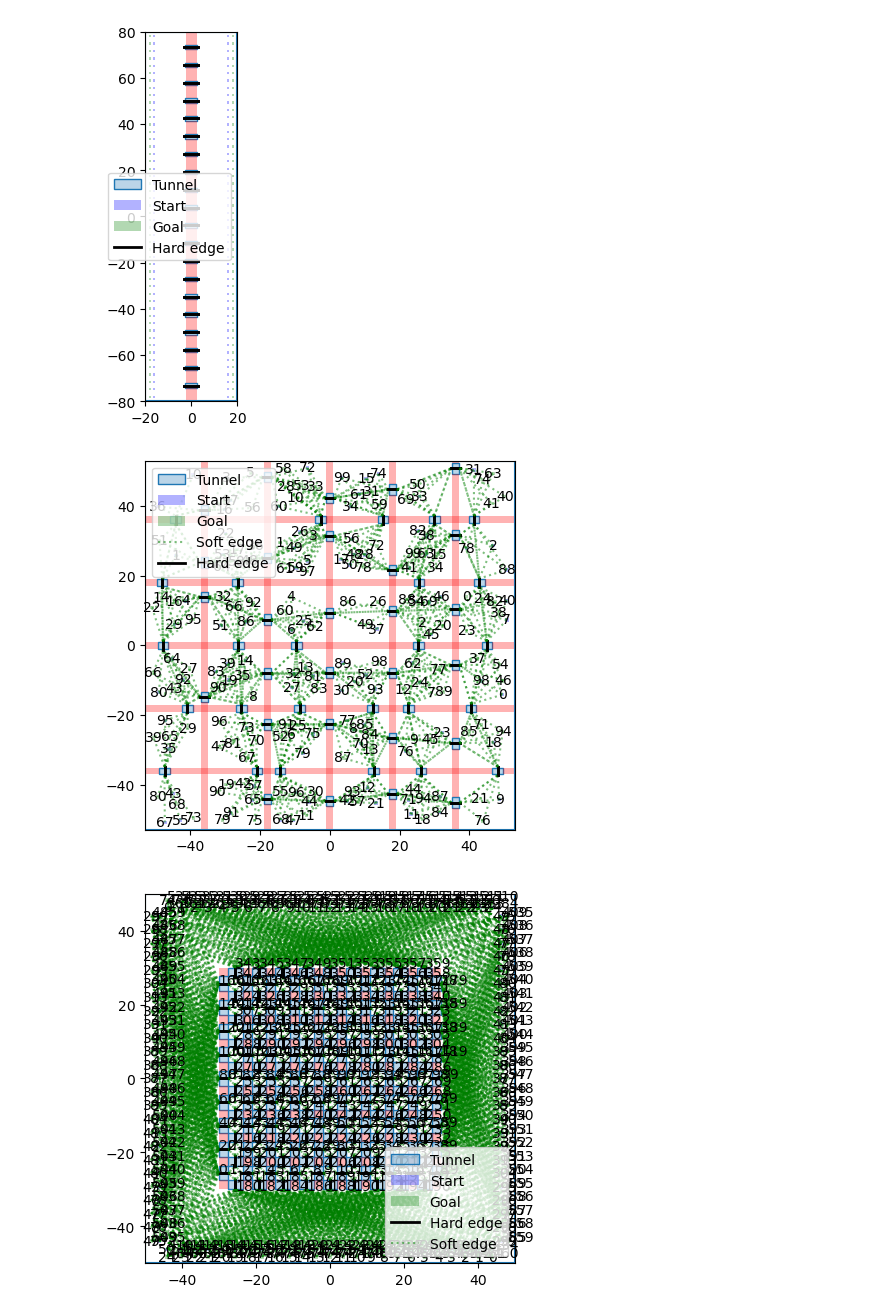
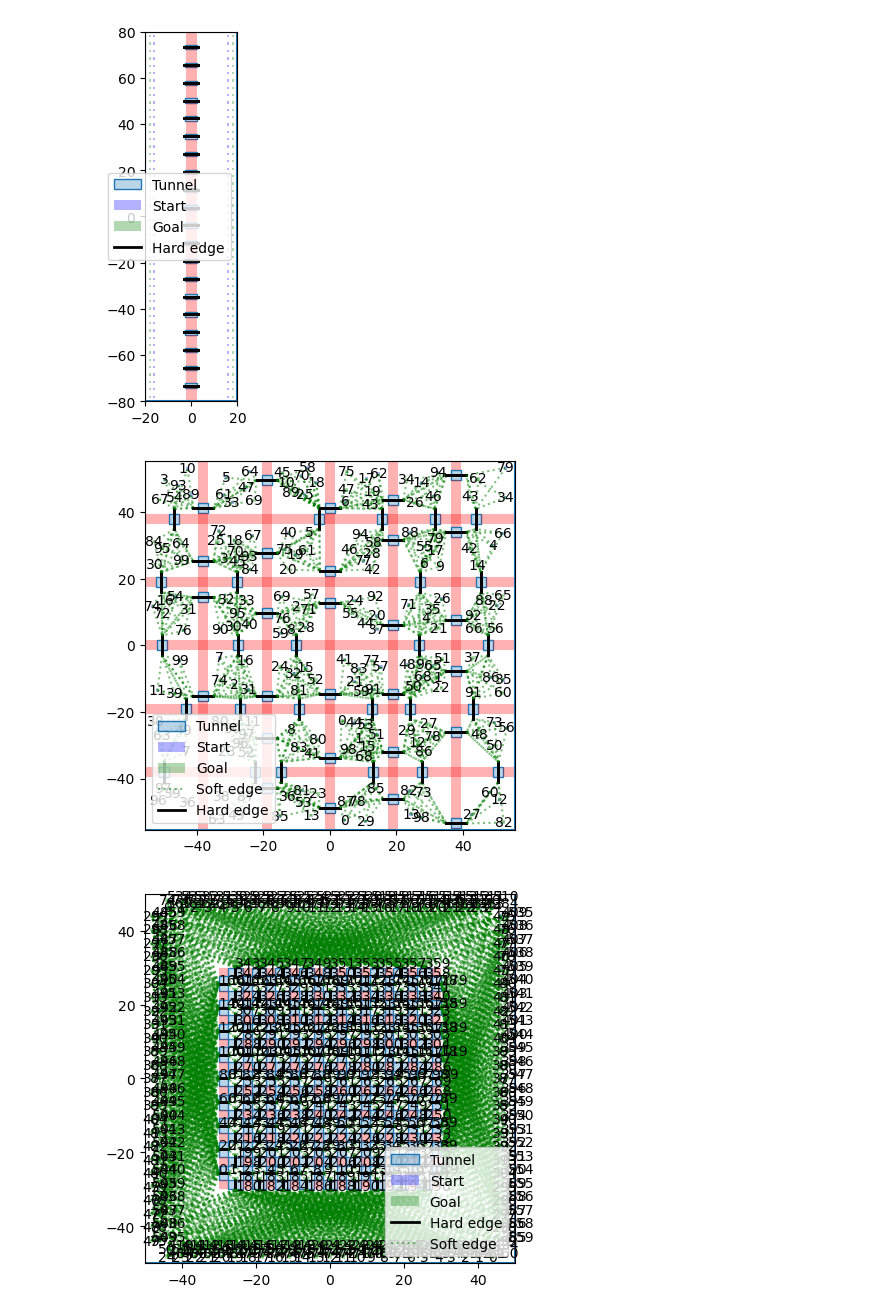
Before and after one commit to CoNG-harvard/PA-Nav, a Jupyter notebook: Experiments/TrafficAware/env_prep.ipynb, the cells around one changed output. Drawn from its saved outputs; the diff is of its cells as text; code cells hidden in the pictures.

```diff
--- a/Experiments/TrafficAware/env_prep.ipynb
+++ b/Experiments/TrafficAware/env_prep.ipynb
@@ -46,27 +46,27 @@ draw_hybrid(HG,
 # %%
 from matplotlib import pyplot as plt
 from panav.hybrid import RoomHGBuilder
 # Room Simplified
 
 
 n_agents = list(range(1,41,10))
 bloating_r = 0.5
 
 specs = dict(   n_row = 6,
                 n_col = 6,
                 cell_width = 16.0,
                 cell_height = 16.0,
-                wallthickness = 2.0,
+                wallthickness = 3.0,
                 gap_width = 3.0,
                 start_goal_dist = 30.0,
                 bloating_r = bloating_r)
 
 
 
 HG = RoomHGBuilder(**specs, N_agent=100)
 draw_hybrid(HG,display_soft=True,show_agent_ID=True,display_node=False)
 # %% [output]
-[figure, old version]
+[figure, new version]
 # %%
 from env_create import load_room
 import pickle as pkl
```
Also changed, not shown: 20 other files.
